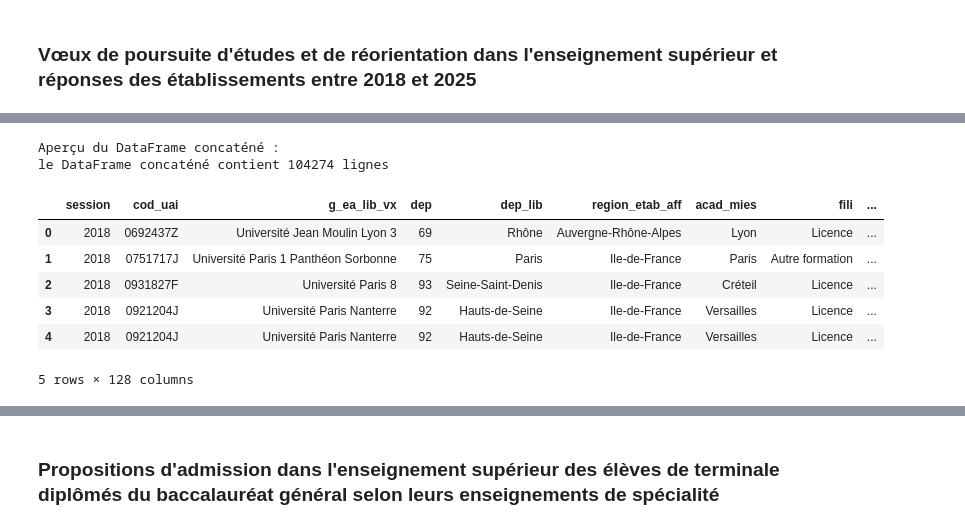
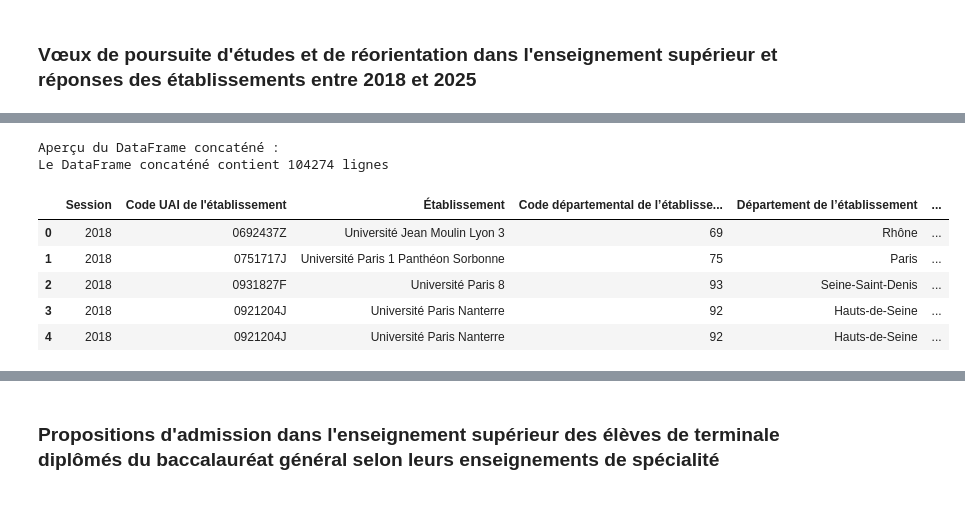
Before and after one commit to laura-lucchini/Analyse-Parcoursup, a Jupyter notebook: projet_parcoursup.ipynb, the cells around one changed output, grey strips where cells are left out. Saved outputs shown, nothing was run; the diff lists cells and outputs as text; code cells hidden in the pictures.

```diff
--- a/projet_parcoursup.ipynb
+++ b/projet_parcoursup.ipynb
@@ -18,11 +20,11 @@ import numpy as np
 # %%
 # configuration des options d'affichage
 
-#pd.set_option('display.max_columns', None)
+pd.set_option('display.max_columns', None)
 #pd.set_option('display.max_rows', None)
 
-pd.reset_option('display.max_columns')
-pd.reset_option('display.max_rows')
+#pd.reset_option('display.max_columns')
+#pd.reset_option('display.max_rows')
 # %% [markdown]
 ### Cartographie des formations Parcoursup (période 2020 à 2026)
 # %%
@@ -214,16 +165,2 @@ dtype: object
 # %% [markdown]
 ### Vœux de poursuite d'études et de réorientation dans l'enseignement supérieur et réponses des établissements entre 2018 et 2025
-# %%
-periode = ["2018","2019","2020","2021","2022","2023","2024","2025"]
-
-dataframes = []
-
-for i in periode:
-    fichier_parquet = "sources_brutes/fr-esr-parcoursup_"+i+".parquet"
-    df = pd.read_parquet(fichier_parquet)
-    dataframes.append(df)
-
-
-for idx, df in enumerate(dataframes):
-    print(f"\n--- Fichier {periode[idx]} ---")
-    display(df.head(1))
@@ -248,48 +167,56 @@ for idx, df in enumerate(dataframes):
 # %%
 
 # Liste des années
 periode = ["2018", "2019", "2020", "2021", "2022", "2023", "2024", "2025"]
 
-# Charger les DataFrames et stocker les colonnes dans l'ordre initial
+
 dataframes = []
 colonnes_par_annee = {}
 for annee in periode:
-    fichier_parquet = f"sources_brutes/fr-esr-parcoursup_{annee}.parquet"
-    df = pd.read_parquet(fichier_parquet)
-    colonnes_par_annee[annee] = df.columns.tolist()  # Conserver l'ordre initial
+    fichier_csv = f"sources_brutes_csv/fr-esr-parcoursup_{annee}.csv"
+    df = pd.read_csv(fichier_csv,sep=";")
+
+
+    for colonne in df.columns:
+        try:
+            pd.to_numeric(df[colonne], errors='coerce')
+        except ValueError:
+            df[colonne] = df[colonne].astype('str')
+
+    colonnes_par_annee[annee] = df.columns.tolist()
     dataframes.append(df)
 
-# Lister toutes les colonnes uniques dans l'ordre d'apparition
+
 toutes_colonnes = []
 for annee in periode:
     for colonne in colonnes_par_annee[annee]:
         if colonne not in toutes_colonnes:
             toutes_colonnes.append(colonne)
 
-# Ajouter les colonnes manquantes à chaque DataFrame (remplies de NaN)
+
 for i, annee in enumerate(periode):
     df = dataframes[i]
     for colonne in toutes_colonnes:
         if colonne not in df.columns:
             df[colonne] = np.nan
-    # Réorganiser les colonnes dans l'ordre de toutes_colonnes
+
     df = df[toutes_colonnes]
     dataframes[i] = df
 
-# Concaténer les DataFrames
+
 voeux = pd.concat(dataframes, ignore_index=True)
 
-# Afficher un aperçu du résultat
+
+
 print("Aperçu du DataFrame concaténé :")
-print(f"le DataFrame concaténé contient {len(voeux)} lignes")
+print(f"Le DataFrame concaténé contient {len(voeux)} lignes")
 display(voeux.head())
 # %% [output]
 Aperçu du DataFrame concaténé :
-le DataFrame concaténé contient 104274 lignes
+Le DataFrame concaténé contient 104274 lignes
-|  | session | cod_uai | g_ea_lib_vx | dep | dep_lib | region_etab_aff | acad_mies | fili | ... |
-| 0 | 2018 | 0692437Z | Université Jean Moulin Lyon 3 | 69 | Rhône | Auvergne-Rhône-Alpes | Lyon | Licence | ... |
-| 1 | 2018 | 0751717J | Université Paris 1 Panthéon Sorbonne | 75 | Paris | Ile-de-France | Paris | Autre formation | ... |
-| 2 | 2018 | 0931827F | Université Paris 8 | 93 | Seine-Saint-Denis | Ile-de-France | Créteil | Licence | ... |
-| 3 | 2018 | 0921204J | Université Paris Nanterre | 92 | Hauts-de-Seine | Ile-de-France | Versailles | Licence | ... |
-| 4 | 2018 | 0921204J | Université Paris Nanterre | 92 | Hauts-de-Seine | Ile-de-France | Versailles | Licence | ... |
+|  | Session | Code UAI de l'établissement | Établissement | Code départemental de l’établisse... | Département de l’établissement | ... |
+| 0 | 2018 | 0692437Z | Université Jean Moulin Lyon 3 | 69 | Rhône | ... |
+| 1 | 2018 | 0751717J | Université Paris 1 Panthéon Sorbonne | 75 | Paris | ... |
+| 2 | 2018 | 0931827F | Université Paris 8 | 93 | Seine-Saint-Denis | ... |
+| 3 | 2018 | 0921204J | Université Paris Nanterre | 92 | Hauts-de-Seine | ... |
+| 4 | 2018 | 0921204J | Université Paris Nanterre | 92 | Hauts-de-Seine | ... |
-5 rows × 128 columns
```
Also changed, not shown: parts of 51 cells of this notebook, 37 other files.
